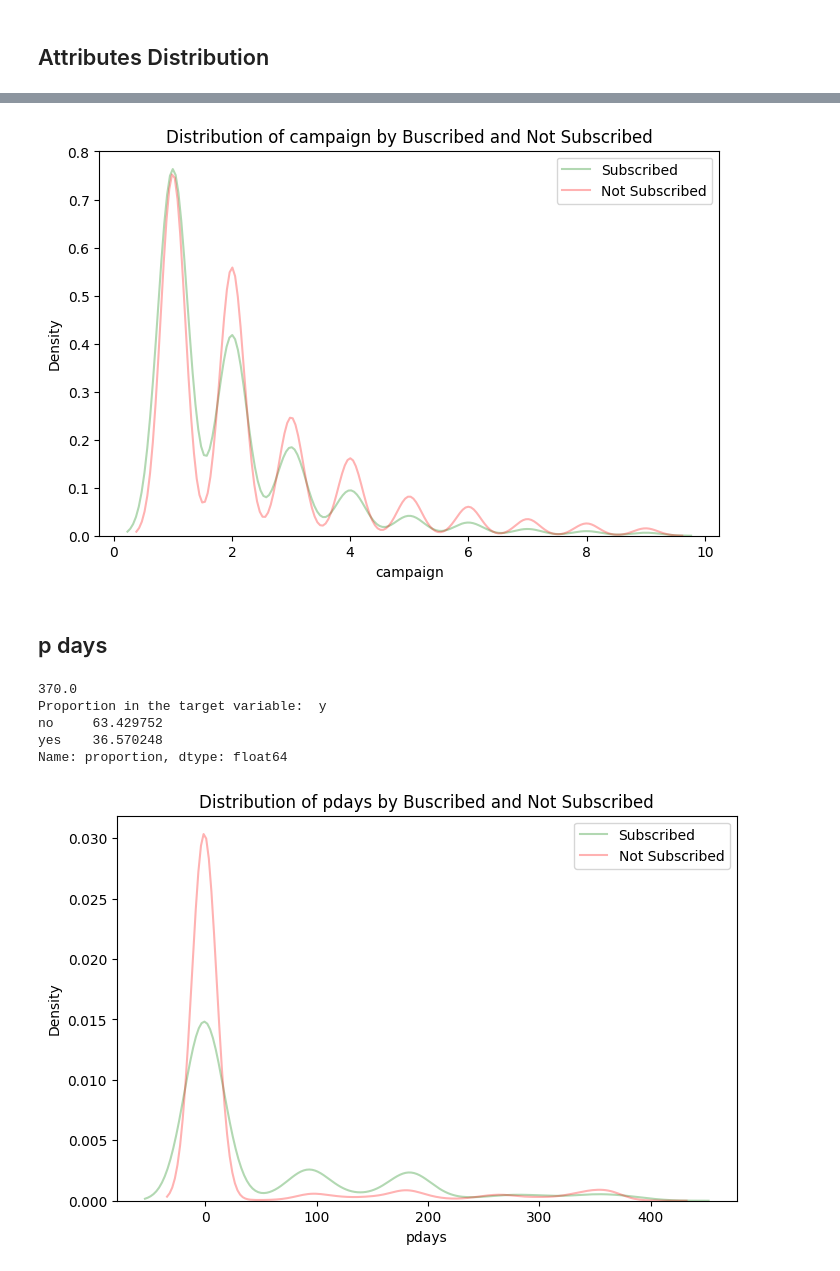
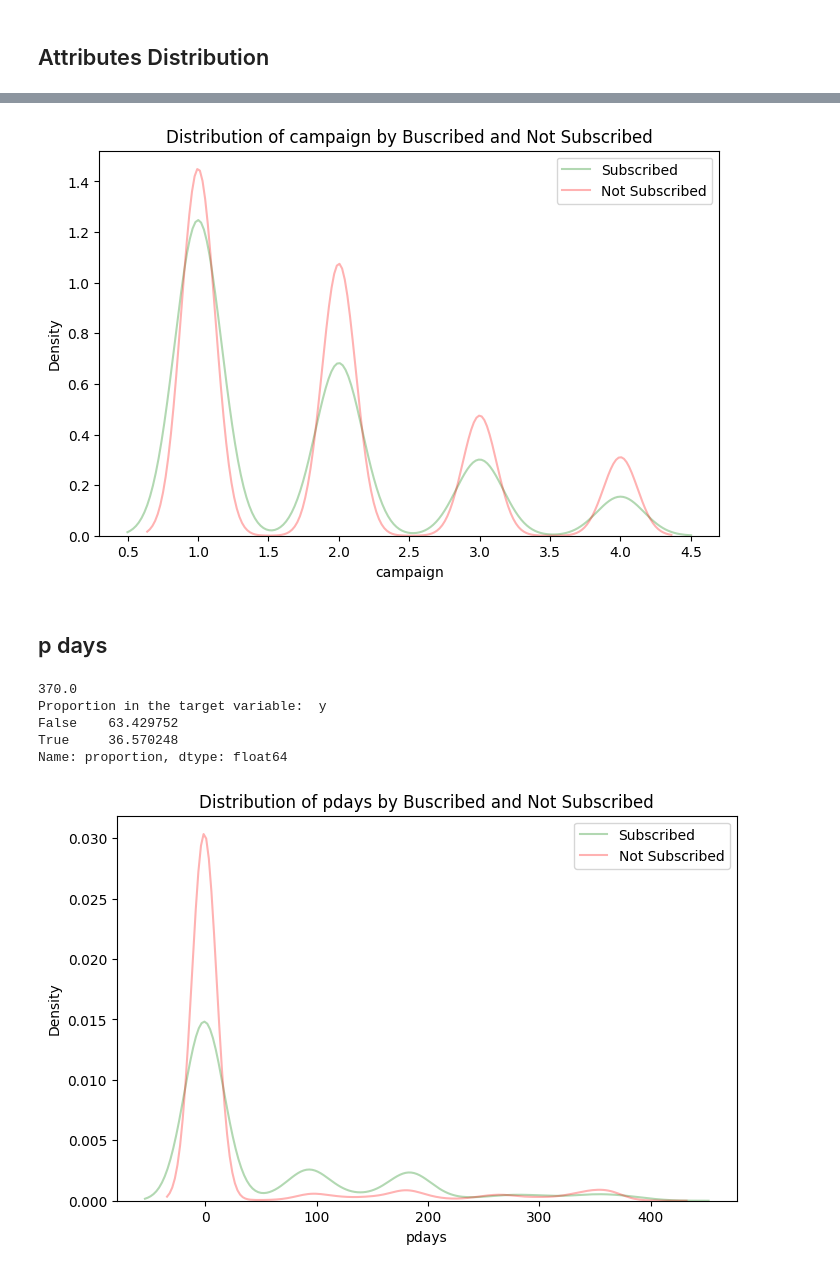
Before and after one commit to csmoilis/final_assignment_bank_campaign, a Jupyter notebook: Cristian_notebook.ipynb, the cells around one changed output, grey strips where cells are left out. Drawn from its saved outputs; the diff is of its cells as text; code cells hidden in the pictures.

```diff
--- a/Cristian_notebook.ipynb
+++ b/Cristian_notebook.ipynb
@@ -174,0 +161,9 @@ Name: proportion, dtype: float64
+# %%
+
+
+percentages = df['y'].value_counts(normalize=True) * 100
+
+
+print("Proportion in the target variable: ",percentages)
+
+df["y"] = df["y"].map({"yes": True, "no": False})
@@ -224,9 +212,9 @@ Name: proportion, dtype: float64
 # %%
-upper_bound = df['campaign'].quantile(0.99)
+upper_bound = df['campaign'].quantile(0.90)
 
 df_99 = df[df['campaign']>= upper_bound]
 
 print(upper_bound)
 percentages_outliers = df_99['y'].value_counts(normalize=True) * 100
-print("Proportion in the target variable: ",percentages_outliers)
+print("Proportion when filtering the top 1% in the target variable: ",percentages_outliers)
 # %% [output]
@@ -238,20 +226,20 @@ Name: proportion, dtype: float64
 # %%
 name_variable = "campaign"
 
-df_plot = df[df[name_variable] < 10]
+df_plot = df[df[name_variable] < upper_bound]
 plt.figure(figsize=(8,5))
 
 # Plot KDE by 'y'
-sns.kdeplot(df_plot[df_plot['y'] == 'yes'][name_variable], color='green', fill=False, alpha=0.3, label='Subscribed')
-sns.kdeplot(df_plot[df_plot['y'] == 'no'][name_variable], color='red', fill=False, alpha=0.3, label='Not Subscribed')
+sns.kdeplot(df_plot[df_plot['y'] == True][name_variable], color='green', fill=False, alpha=0.3, label='Subscribed')
+sns.kdeplot(df_plot[df_plot['y'] == False][name_variable], color='red', fill=False, alpha=0.3, label='Not Subscribed')
 
 plt.title(f'Distribution of {name_variable} by Buscribed and Not Subscribed')
 plt.xlabel(name_variable)
 plt.ylabel('Density')
 plt.legend()
 plt.show()
 # %% [output]
-[figure, old version]
+[figure, new version]
 # %% [markdown]
 ## p days
 # %%
@@ -265,8 +253,8 @@ print("Proportion in the target variable: ",percentages_outliers)
 # %% [output]
 370.0
 Proportion in the target variable:  y
-no     63.429752
-yes    36.570248
+False    63.429752
+True     36.570248
 Name: proportion, dtype: float64
 # %%
 name_variable = "pdays"
```
Also changed, not shown: parts of 72 cells of this notebook.
